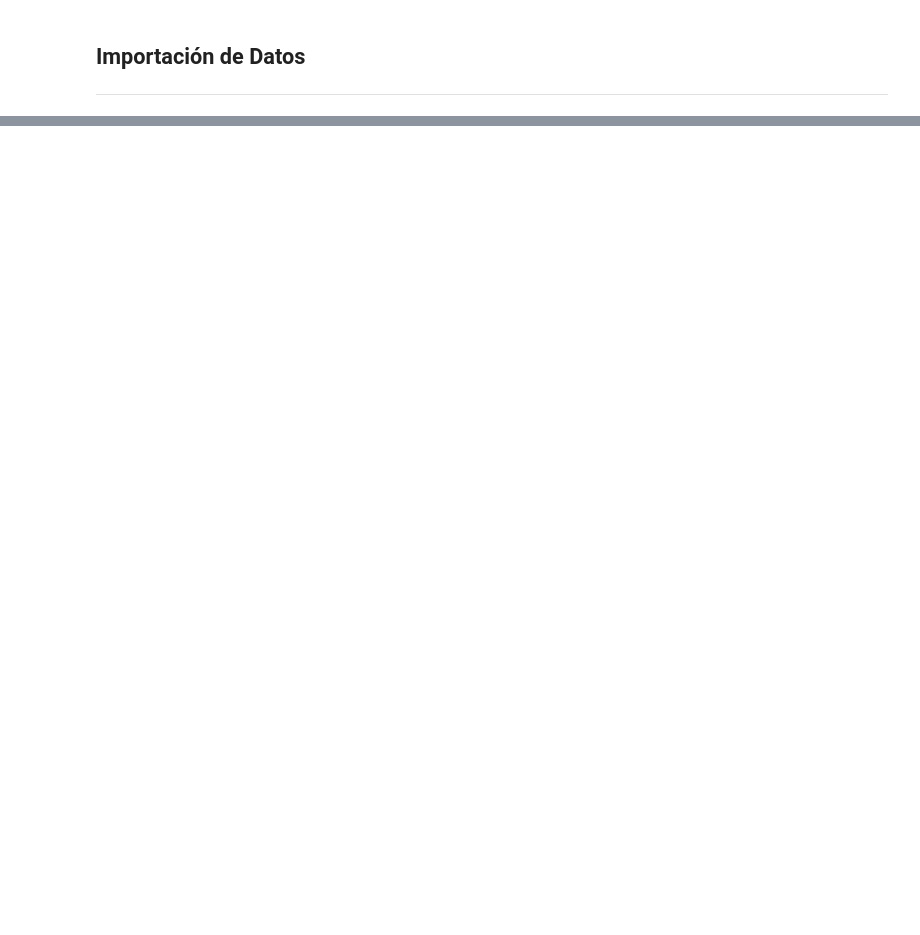
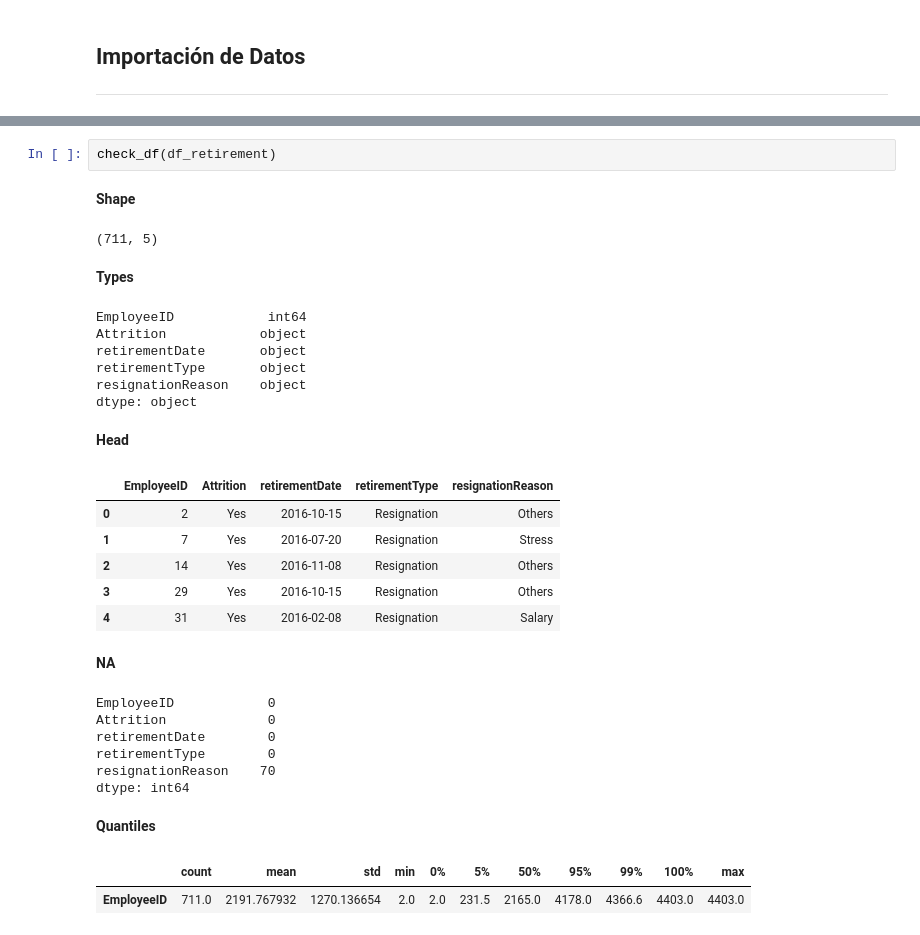
Before and after one commit to Leostark95/Analitica_3_Proyecto_1, a Jupyter notebook: b_Procesamiento.ipynb, the cells around one changed output, grey strips where cells are left out. Saved outputs shown, nothing was run; the diff lists cells and outputs as text; blank space fills up the shorter version.

```diff
--- a/b_Procesamiento.ipynb
+++ b/b_Procesamiento.ipynb
@@ -27,0 +182,29 @@ retirement = pd.read_csv("https://raw.githubusercontent.com/Leostark95/Analitica
+# %%
+check_df(df_retirement)
+# %% [output]
+**Shape**
+(711, 5)
+**Types**
+EmployeeID            int64
+Attrition            object
+retirementDate       object
+retirementType       object
+resignationReason    object
+dtype: object
+**Head**
+|  | EmployeeID | Attrition | retirementDate | retirementType | resignationReason |
+| 0 | 2 | Yes | 2016-10-15 | Resignation | Others |
+| 1 | 7 | Yes | 2016-07-20 | Resignation | Stress |
+| 2 | 14 | Yes | 2016-11-08 | Resignation | Others |
+| 3 | 29 | Yes | 2016-10-15 | Resignation | Others |
+| 4 | 31 | Yes | 2016-02-08 | Resignation | Salary |
+**NA**
+EmployeeID            0
+Attrition             0
+retirementDate        0
+retirementType        0
+resignationReason    70
+dtype: int64
+**Quantiles**
+|  | count | mean | std | min | 0% | 5% | 50% | 95% | 99% | 100% | max |
+| EmployeeID | 711.0 | 2191.767932 | 1270.136654 | 2.0 | 2.0 | 231.5 | 2165.0 | 4178.0 | 4366.6 | 4403.0 | 4403.0 |
```
Also changed, not shown: parts of 8 cells of this notebook, 1 other file.
